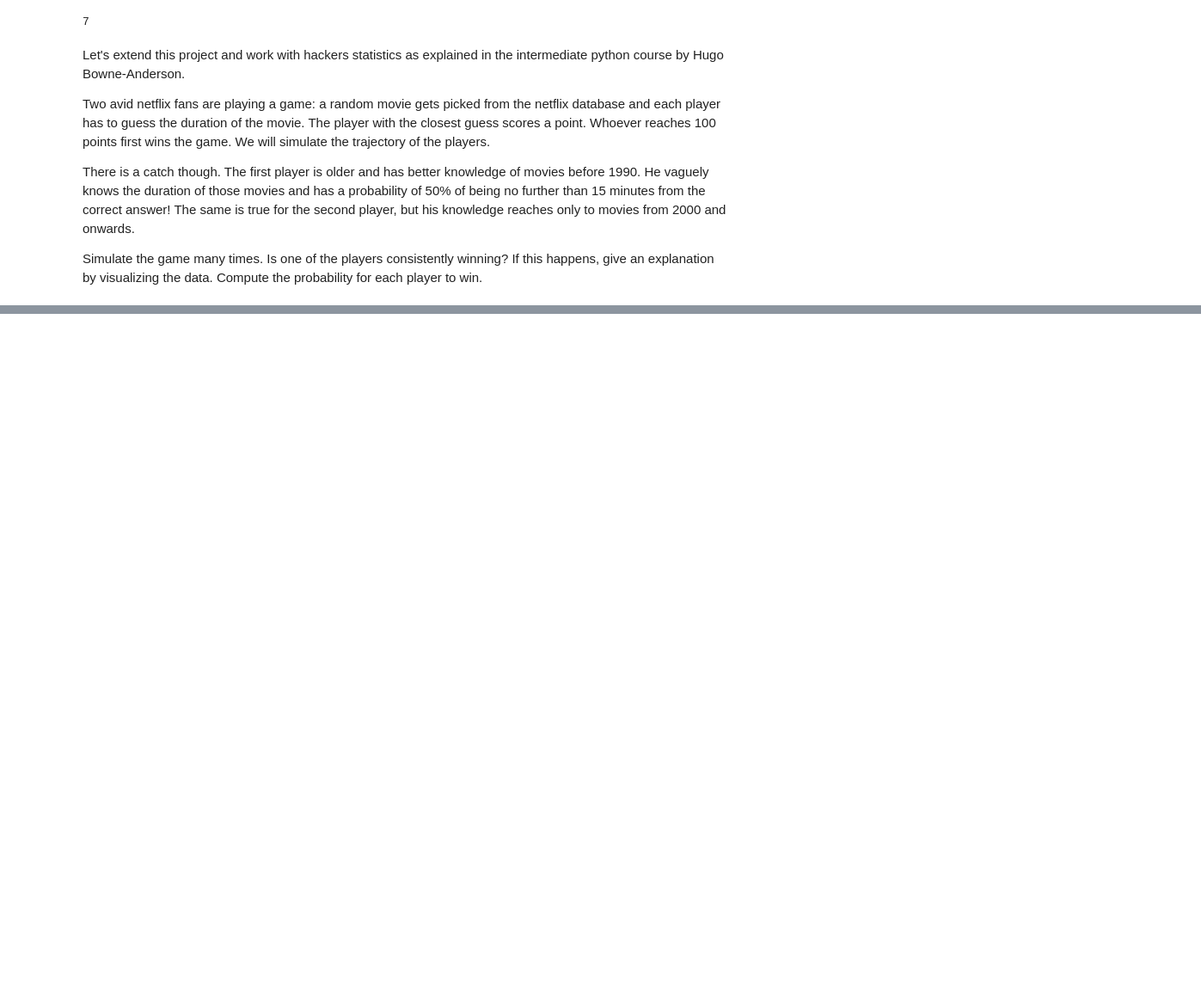
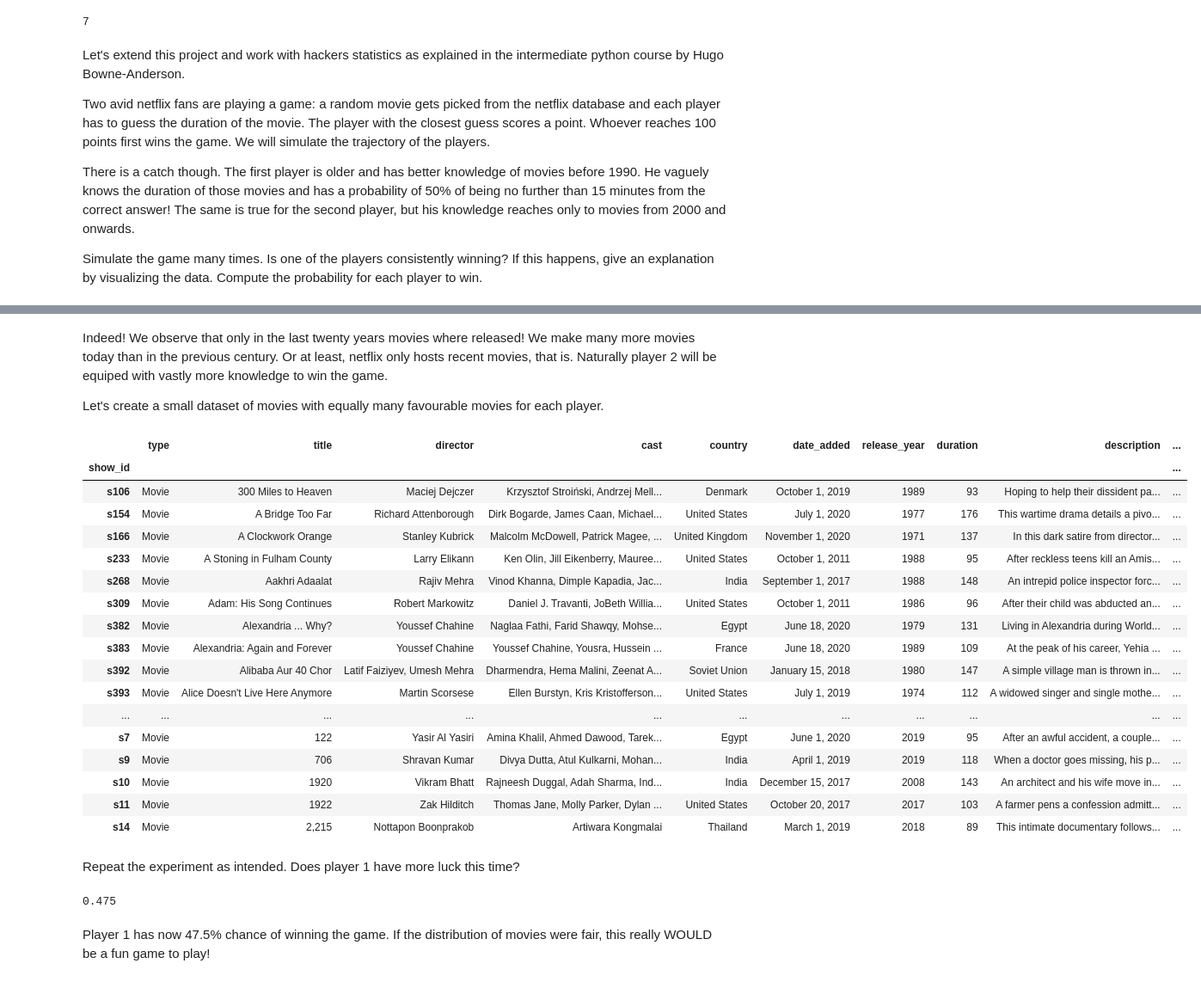
Before and after one commit to thomaskoelman/netflix_movies, a Jupyter notebook: notebook.ipynb, the cells around one changed output, grey strips where cells are left out. Shown at 86% size. Saved outputs shown, nothing was run; the diff lists cells and outputs as text; code cells hidden in the pictures; blank space fills up the shorter version.

```diff
--- a/notebook.ipynb
+++ b/notebook.ipynb
@@ -113,0 +337,78 @@ Simulate the game many times. Is one of the players consistently winning? If thi
+# %% [markdown]
+Indeed! We observe that only in the last twenty years movies where released! We make many more movies today than in the previous century. Or at least, netflix only hosts recent movies, that is. Naturally player 2 will be equiped with vastly more knowledge to win the game.
+
+Let's create a small dataset of movies with equally many favourable movies for each player.
+# %%
+movies_before_1990 = netflix_df[netflix_df['release_year'] < 1990]
+movies_after_2000 = netflix_df[netflix_df['release_year'] >= 2000]
+new_movie_dataset = pd.concat([movies_before_1990.head(10), movies_after_2000.head(10)])
+new_movie_dataset
+# %% [output]
+|  | type | title | director | cast | country | date_added | release_year | duration | description | ... |
+| show_id |  |  |  |  |  |  |  |  |  | ... |
+| s106 | Movie | 300 Miles to Heaven | Maciej Dejczer | Krzysztof Stroiński, Andrzej Mell... | Denmark | October 1, 2019 | 1989 | 93 | Hoping to help their dissident pa... | ... |
+| s154 | Movie | A Bridge Too Far | Richard Attenborough | Dirk Bogarde, James Caan, Michael... | United States | July 1, 2020 | 1977 | 176 | This wartime drama details a pivo... | ... |
+| s166 | Movie | A Clockwork Orange | Stanley Kubrick | Malcolm McDowell, Patrick Magee, ... | United Kingdom | November 1, 2020 | 1971 | 137 | In this dark satire from director... | ... |
+| s233 | Movie | A Stoning in Fulham County | Larry Elikann | Ken Olin, Jill Eikenberry, Mauree... | United States | October 1, 2011 | 1988 | 95 | After reckless teens kill an Amis... | ... |
+| s268 | Movie | Aakhri Adaalat | Rajiv Mehra | Vinod Khanna, Dimple Kapadia, Jac... | India | September 1, 2017 | 1988 | 148 | An intrepid police inspector forc... | ... |
+| s309 | Movie | Adam: His Song Continues | Robert Markowitz | Daniel J. Travanti, JoBeth Willia... | United States | October 1, 2011 | 1986 | 96 | After their child was abducted an... | ... |
+| s382 | Movie | Alexandria ... Why? | Youssef Chahine | Naglaa Fathi, Farid Shawqy, Mohse... | Egypt | June 18, 2020 | 1979 | 131 | Living in Alexandria during World... | ... |
+| s383 | Movie | Alexandria: Again and Forever | Youssef Chahine | Youssef Chahine, Yousra, Hussein ... | France | June 18, 2020 | 1989 | 109 | At the peak of his career, Yehia ... | ... |
+| s392 | Movie | Alibaba Aur 40 Chor | Latif Faiziyev, Umesh Mehra | Dharmendra, Hema Malini, Zeenat A... | Soviet Union | January 15, 2018 | 1980 | 147 | A simple village man is thrown in... | ... |
+| s393 | Movie | Alice Doesn't Live Here Anymore | Martin Scorsese | Ellen Burstyn, Kris Kristofferson... | United States | July 1, 2019 | 1974 | 112 | A widowed singer and single mothe... | ... |
+| ... | ... | ... | ... | ... | ... | ... | ... | ... | ... | ... |
+| s7 | Movie | 122 | Yasir Al Yasiri | Amina Khalil, Ahmed Dawood, Tarek... | Egypt | June 1, 2020 | 2019 | 95 | After an awful accident, a couple... | ... |
+| s9 | Movie | 706 | Shravan Kumar | Divya Dutta, Atul Kulkarni, Mohan... | India | April 1, 2019 | 2019 | 118 | When a doctor goes missing, his p... | ... |
+| s10 | Movie | 1920 | Vikram Bhatt | Rajneesh Duggal, Adah Sharma, Ind... | India | December 15, 2017 | 2008 | 143 | An architect and his wife move in... | ... |
+| s11 | Movie | 1922 | Zak Hilditch | Thomas Jane, Molly Parker, Dylan ... | United States | October 20, 2017 | 2017 | 103 | A farmer pens a confession admitt... | ... |
+| s14 | Movie | 2,215 | Nottapon Boonprakob | Artiwara Kongmalai | Thailand | March 1, 2019 | 2018 | 89 | This intimate documentary follows... | ... |
+# %% [markdown]
+Repeat the experiment as intended. Does player 1 have more luck this time?
+# %%
+games_won_player_1 = []
+
+for i in range(1000):
+    points_player_1 = [0]
+    points_player_2 = [0]
+
+    while (points_player_1[-1] != 100 and points_player_2[-1] != 100):
+        movie_index = np.random.randint(20)
+        movie = new_movie_dataset.iloc[movie_index, :]
+        real_duration = movie['duration']
+
+        before_1990 = movie['release_year'] < 1990
+        after_2000 = movie['release_year'] >= 2000
+
+        if before_1990 and np.random.rand() < 0.5:
+            guess_1 = np.random.randint(real_duration - 15, real_duration + 16)
+        else:
+            guess_1 = np.random.randint(min_duration, max_duration + 1)
+
+        if after_2000 and np.random.rand() < 0.5:
+            guess_2 = np.random.randint(real_duration - 15, real_duration + 16)
+        else:
+            guess_2 = np.random.randint(min_duration, max_duration + 1)
+
+        diff_1 = abs(guess_1 - real_duration)
+        diff_2 = abs(guess_2 - real_duration)
+        prev_score_1 = points_player_1[-1]
+        prev_score_2 = points_player_2[-1]
+
+        if diff_1 < diff_2:
+            points_player_1.append(prev_score_1 + 1)
+            points_player_2.append(prev_score_2)
+        elif diff_1 > diff_2:
+            points_player_1.append(prev_score_1)
+            points_player_2.append(prev_score_2 + 1)
+        else:
+            points_player_1.append(prev_score_1)
+            points_player_2.append(prev_score_2)
+
+    has_won = points_player_1[-1] == 100
+    games_won_player_1.append(has_won)
+
+np.count_nonzero(games_won_player_1)/1000
+# %% [output]
+0.475
+# %% [markdown]
+Player 1 has now 47.5% chance of winning the game. If the distribution of movies were fair, this really WOULD be a fun game to play!
```
Also changed, not shown: parts of 10 cells of this notebook.
